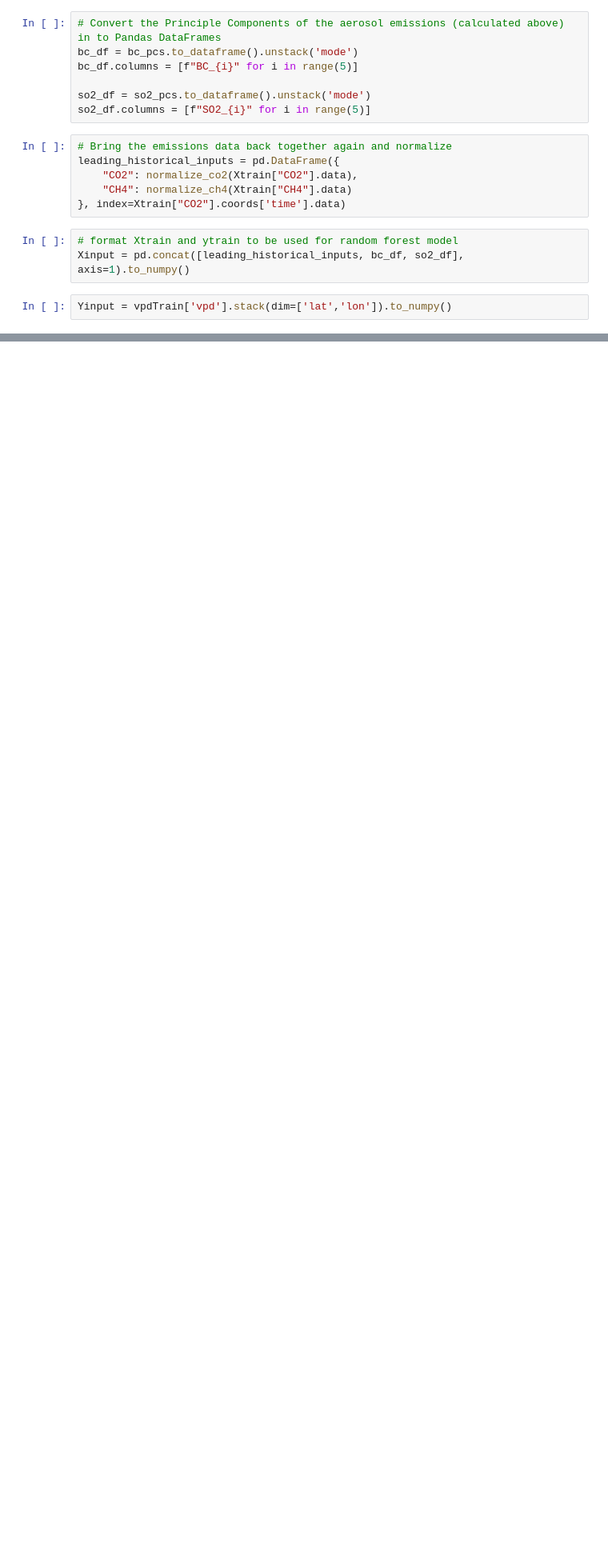
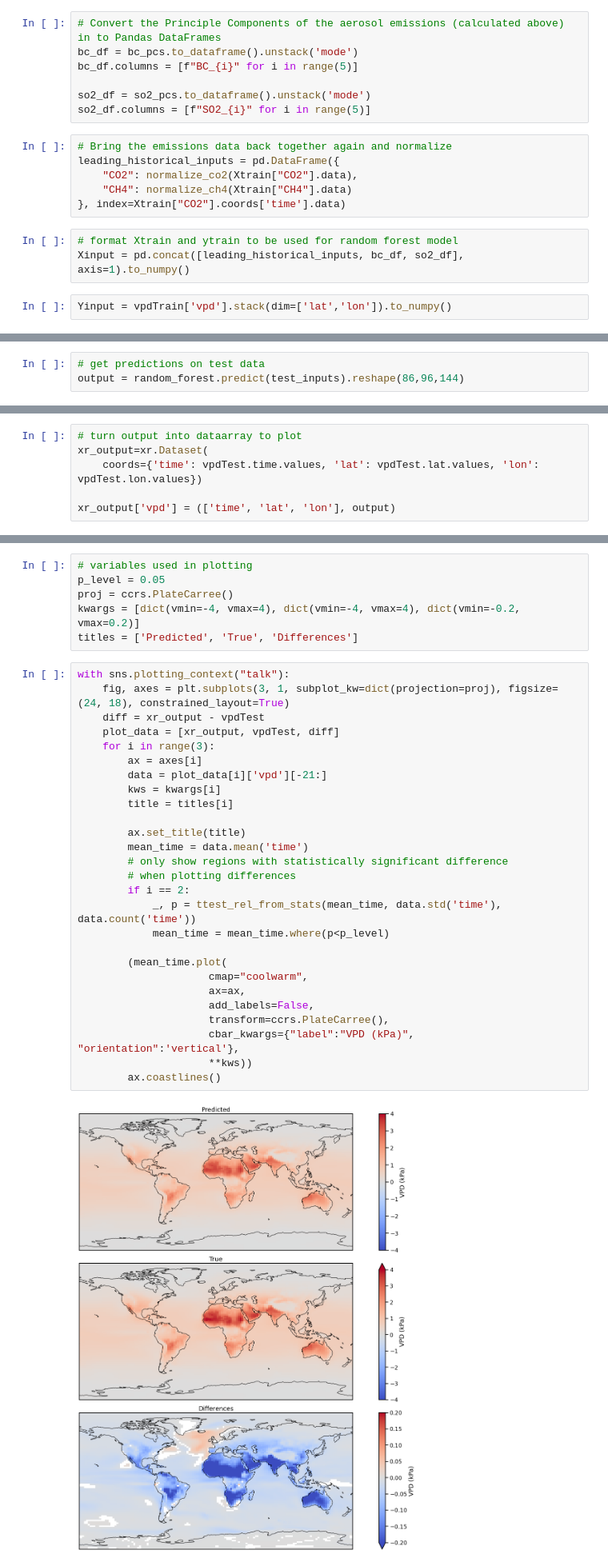
Before and after one commit to njbrodie/DSC180B-B03, a Jupyter notebook: vpd_rf.ipynb, the cells around one changed output, grey strips where cells are left out. Shown: that part at 80% size. Saved outputs shown, nothing was run; the diff lists cells and outputs as text; blank space fills up the shorter version.

```diff
--- a/vpd_rf.ipynb
+++ b/vpd_rf.ipynb
@@ -150,0 +200,3 @@ Fitting 3 folds for each of 29 candidates, totalling 87 fits
+# %%
+# get predictions on test data
+output = random_forest.predict(test_inputs).reshape(86,96,144)
@@ -150,0 +215,6 @@ Fitting 3 folds for each of 29 candidates, totalling 87 fits
+# %%
+# turn output into dataarray to plot
+xr_output=xr.Dataset(
+    coords={'time': vpdTest.time.values, 'lat': vpdTest.lat.values, 'lon': vpdTest.lon.values})
+
+xr_output['vpd'] = (['time', 'lat', 'lon'], output)
@@ -150,0 +250,35 @@ Fitting 3 folds for each of 29 candidates, totalling 87 fits
+# %%
+# variables used in plotting
+p_level = 0.05
+proj = ccrs.PlateCarree()
+kwargs = [dict(vmin=-4, vmax=4), dict(vmin=-4, vmax=4), dict(vmin=-0.2, vmax=0.2)]
+titles = ['Predicted', 'True', 'Differences']
+# %%
+with sns.plotting_context("talk"):
+    fig, axes = plt.subplots(3, 1, subplot_kw=dict(projection=proj), figsize=(24, 18), constrained_layout=True)
+    diff = xr_output - vpdTest
+    plot_data = [xr_output, vpdTest, diff]
+    for i in range(3):
+        ax = axes[i]
+        data = plot_data[i]['vpd'][-21:]
+        kws = kwargs[i]
+        title = titles[i]
+
+        ax.set_title(title)
+        mean_time = data.mean('time')
+        # only show regions with statistically significant difference
+        # when plotting differences
+        if i == 2:
+            _, p = ttest_rel_from_stats(mean_time, data.std('time'), data.count('time'))
+            mean_time = mean_time.where(p<p_level)
+
+        (mean_time.plot(
+                     cmap="coolwarm",
+                     ax=ax,
+                     add_labels=False,
+                     transform=ccrs.PlateCarree(),
+                     cbar_kwargs={"label":"VPD (kPa)", "orientation":'vertical'},
+                     **kws))
+        ax.coastlines()
+# %% [output]
+[figure, added]
```
Also changed, not shown: parts of 13 cells of this notebook.
